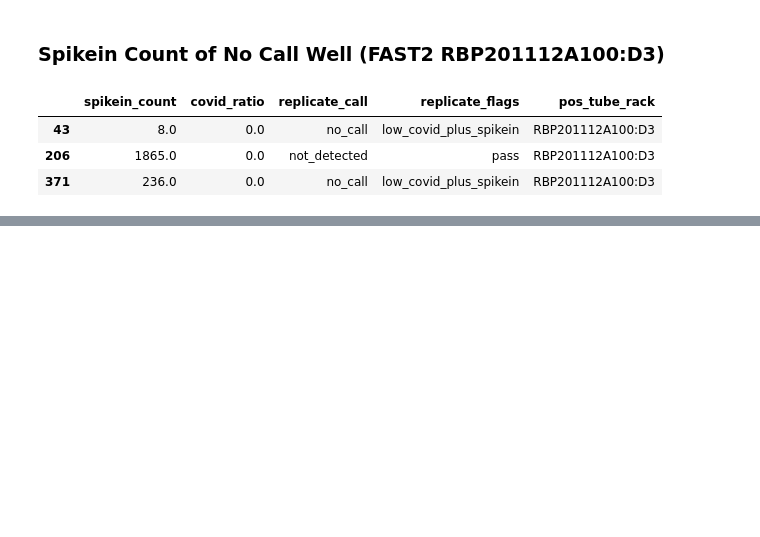
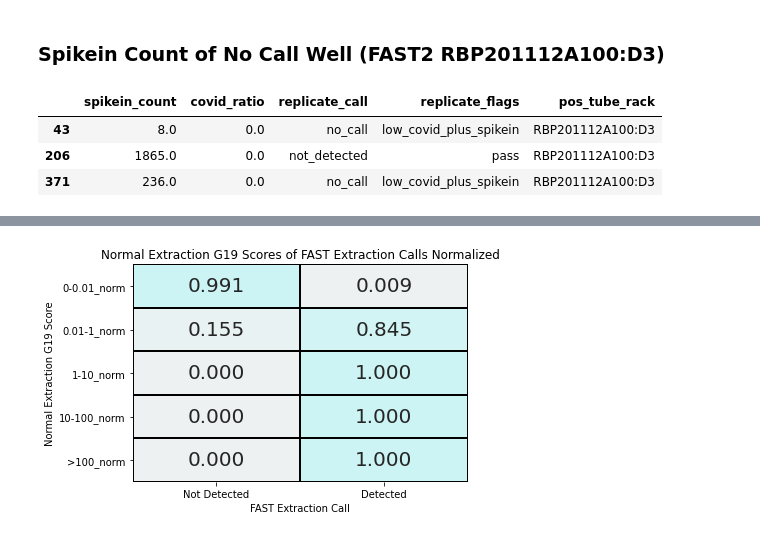
Before and after one commit to gh-bshih/g19_analysis, a Jupyter notebook: 201229_FastConcordanceReproducibility.ipynb, the cells around one changed output, grey strips where cells are left out. Cells and saved outputs as stored; diff of their text form; code cells hidden in the pictures; blank space fills up the shorter version.

```diff
--- a/201229_FastConcordanceReproducibility.ipynb
+++ b/201229_FastConcordanceReproducibility.ipynb
@@ -365,0 +487,19 @@ singlicate[singlicate['pos_tube_rack'] == 'RBP201112A100:D3'].loc[:,['spikein_co
+# %%
+for i in detected_comparison:
+    detected_comparison.loc[:,i] = detected_comparison[i].apply(lambda x:x/detected_comparison[i].sum())
+
+cmap = sns.color_palette("light:#cdf4f4", as_cmap=True)
+
+ax = sns.heatmap(detected_comparison.transpose(), cmap=cmap,
+                 annot=True, annot_kws={"size": 20}, fmt='.3f',
+                 cbar=False, linewidths=1, linecolor='black')
+
+ax.set_xticklabels(['Not Detected', 'Detected'])
+ax.set_xlabel('FAST Extraction Call')
+ax.set_ylabel('Normal Extraction G19 Score')
+
+plt.title('Normal Extraction G19 Scores of FAST Extraction Calls Normalized')
+
+plt.show()
+# %% [output]
+[figure, added]
```
Also changed, not shown: parts of 7 cells of this notebook.
